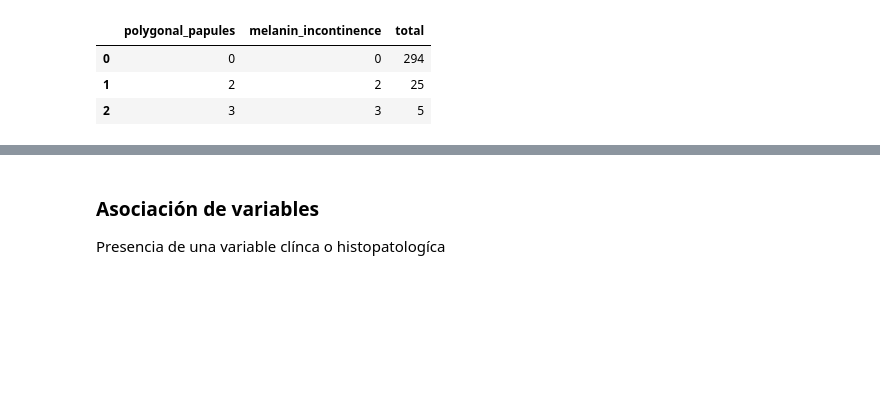
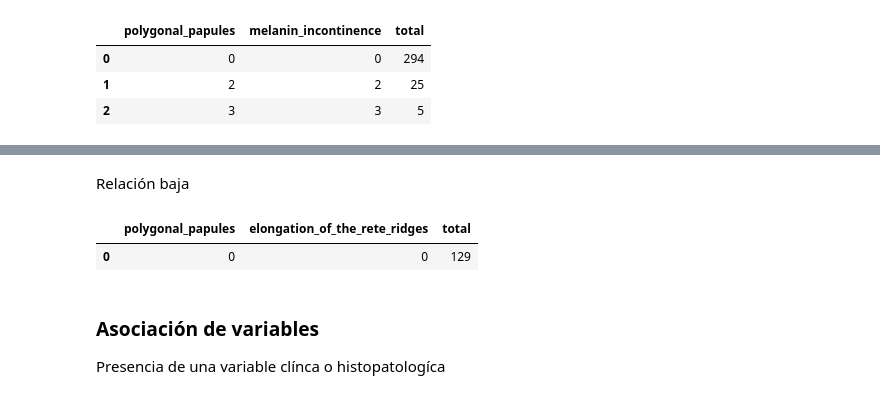
Before and after one commit to RodrigoPLpz/dermatology, a Jupyter notebook: delivery/dermatology_project01_m2_python.ipynb, the cells around one changed output, grey strips where cells are left out. Saved outputs shown, nothing was run; the diff lists cells and outputs as text; code cells hidden in the pictures; blank space fills up the shorter version.

```diff
--- a/dermatology_project01_m2_python.ipynb
+++ b/delivery/dermatology_project01_m2_python.ipynb
@@ -433,3 +417,17 @@ Relación baja
+# %% [markdown]
+Relación baja
+# %%
+# derma_data.loc[:,['erythema','fibrosis_ of_the_papillary_dermis']][derma_data['erythema'] == derma_data['fibrosis_ of_the_papillary_dermis']].\
+#                 value_counts().reset_index(name='total')
+# derma_data.loc[:,['scaling','fibrosis_ of_the_papillary_dermis']][derma_data['scaling'] == derma_data['fibrosis_ of_the_papillary_dermis']].\
+#                 value_counts().reset_index(name='total')
+derma_data.loc[:,['polygonal_papules','elongation_of_the_rete_ridges']][derma_data['polygonal_papules'] == derma_data['elongation_of_the_rete_ridges']].\
+                value_counts().reset_index(name='total')
+# derma_data.loc[:,['scalp_involvement','spongiosis']][derma_data['scalp_involvement'] == derma_data['spongiosis']].\
+#                 value_counts().reset_index(name='total')
+# %% [output]
+|  | polygonal_papules | elongation_of_the_rete_ridges | total |
+| 0 | 0 | 0 | 129 |
 # %% [markdown]
 ### Asociación de variables
 Presencia de una variable clínca o histopatologíca
```
Also changed, not shown: parts of 17 cells of this notebook, 2 other files.
